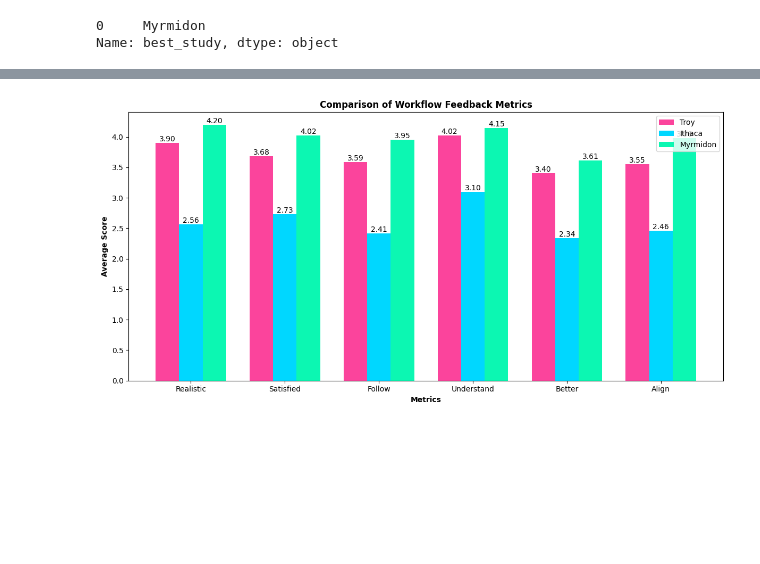
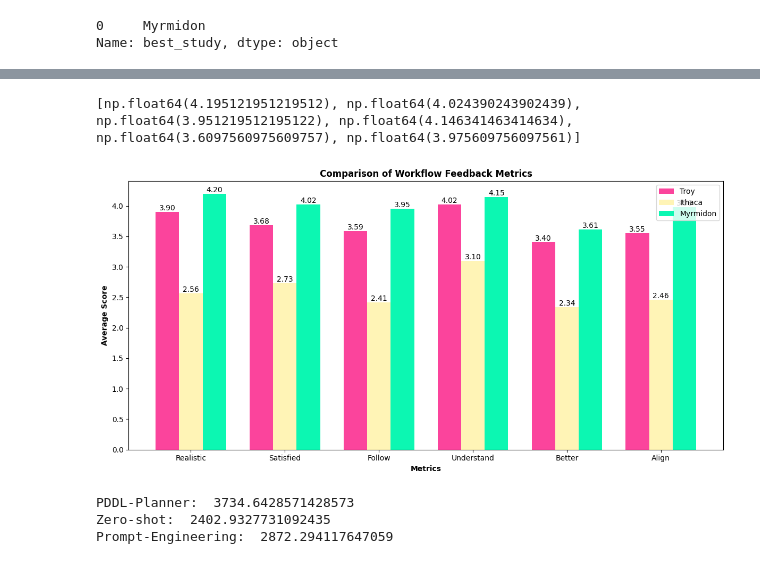
Before and after one commit to mssomie/Athena-analysis, a Jupyter notebook: athena_analysis.ipynb, the cells around one changed output, grey strips where cells are left out. Drawn from its saved outputs; the diff is of its cells as text; code cells hidden in the pictures; blank space fills up the shorter version.

```diff
--- a/athena_analysis.ipynb
+++ b/athena_analysis.ipynb
@@ -84,31 +100,48 @@ myrmidon_means = [
     feedback['myrmidon_better'].mean(),
     feedback['myrmidon_align'].mean()
 ]
+
+
+print(myrmidon_means)
+# %% [output]
+[np.float64(4.195121951219512), np.float64(4.024390243902439), np.float64(3.951219512195122), np.float64(4.146341463414634), np.float64(3.6097560975609757), np.float64(3.975609756097561)]
 # %%
 # Set width of bars
 bar_width = 0.25
 x = np.arange(len(metrics))  # x-axis positions
 
 # Create bars
 plt.figure(figsize=(12, 6))
 plt.bar(x - bar_width, troy_means, width=bar_width, label='Troy', color='#fb449c')
-plt.bar(x, ithaca_means, width=bar_width, label='Ithaca', color='#00d7ff')
+plt.bar(x, ithaca_means, width=bar_width, label='Ithaca', color='#fff4b6')
 plt.bar(x + bar_width, myrmidon_means, width=bar_width, label='Myrmidon', color='#0cf7b2')
 
 # Customize the plot
 plt.xlabel('Metrics', fontweight='bold')
 plt.ylabel('Average Score', fontweight='bold')
 plt.title('Comparison of Workflow Feedback Metrics', fontweight='bold')
 plt.xticks(x, metrics)
 plt.legend()
 
 # Add value labels on top of bars
 for i in range(len(metrics)):
     plt.text(x[i] - bar_width, troy_means[i], f'{troy_means[i]:.2f}', ha='center', va='bottom')
     plt.text(x[i], ithaca_means[i], f'{ithaca_means[i]:.2f}', ha='center', va='bottom')
     plt.text(x[i] + bar_width, myrmidon_means[i], f'{myrmidon_means[i]:.2f}', ha='center', va='bottom')
 
 plt.tight_layout()
+plt.savefig('performance2.png', transparent=True)
 plt.show()
 # %% [output]
-[figure, old version]
+[figure, new version]
+# %%
+#Analyse workflow performance
+
+#Count failures
+print("PDDL-Planner: ", performance['pddlPlannerTime'].mean())
+print("Zero-shot: ", performance['zeroShotTime'].mean())
+print("Prompt-Engineering: ", performance['promptEngineeringTime'].mean())
+# %% [output]
+PDDL-Planner:  3734.6428571428573
+Zero-shot:  2402.9327731092435
+Prompt-Engineering:  2872.294117647059
```
Also changed, not shown: parts of 12 cells of this notebook, 4 other files.
